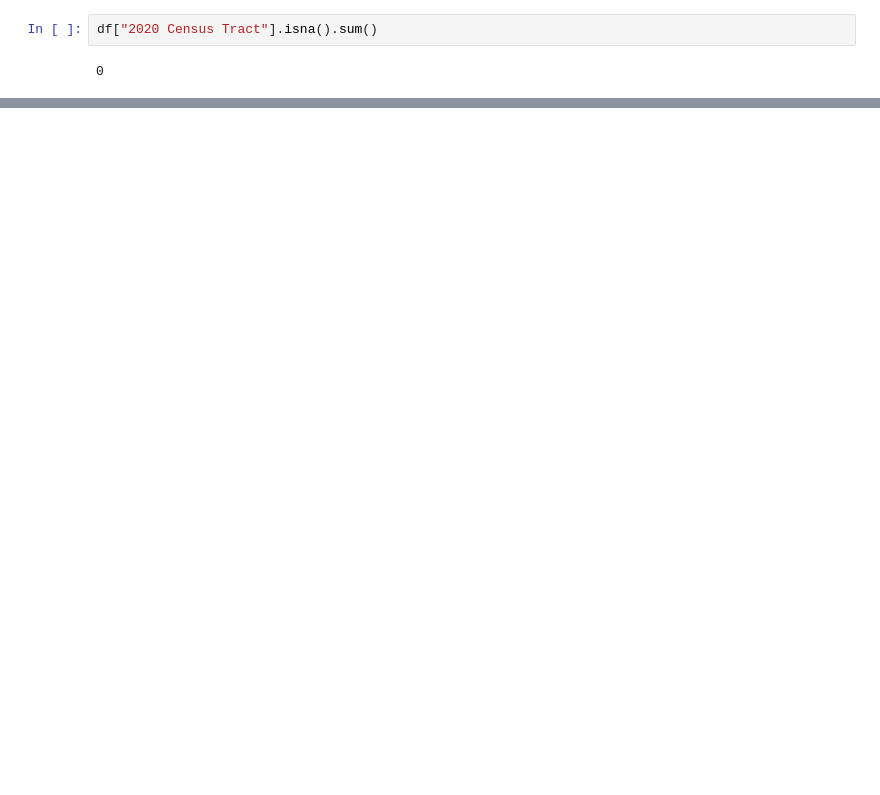
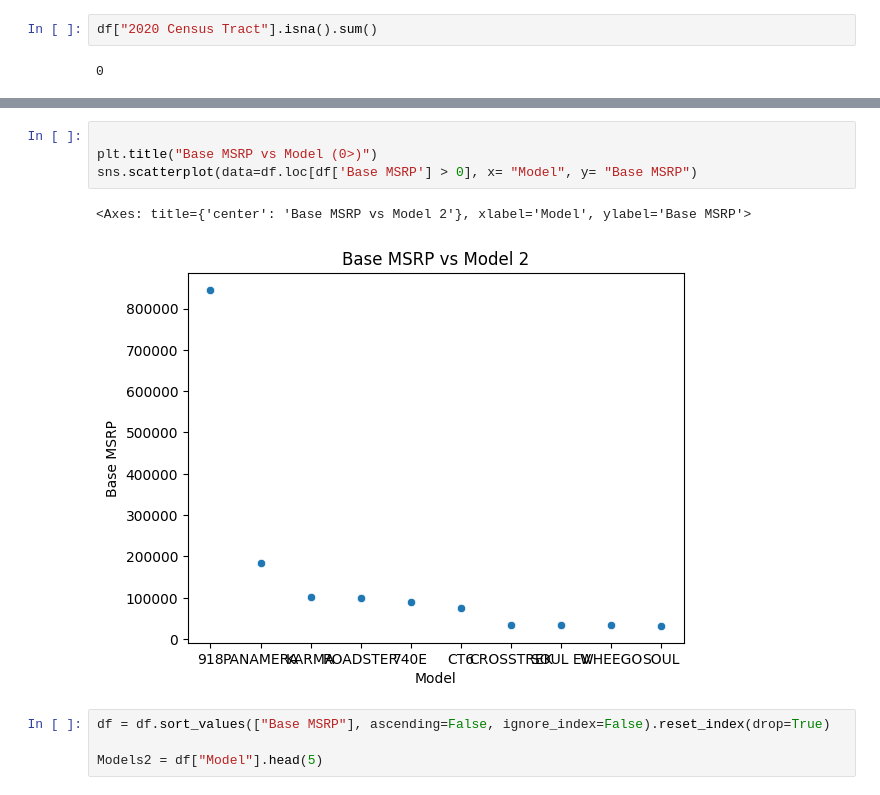
Before and after one commit to Echandler123/Data-Analysis, a Jupyter notebook: dataanalysis.ipynb, the cells around one changed output, grey strips where cells are left out. Saved outputs shown, nothing was run; the diff lists cells and outputs as text; blank space fills up the shorter version.

```diff
--- a/dataanalysis.ipynb
+++ b/dataanalysis.ipynb
@@ -76,0 +160,11 @@ sns.scatterplot(data=df, x="Model Year", y="2020 Census Tract")
+# %%
+
+plt.title("Base MSRP vs Model (0>)")
+sns.scatterplot(data=df.loc[df['Base MSRP'] > 0], x= "Model", y= "Base MSRP")
+# %% [output]
+<Axes: title={'center': 'Base MSRP vs Model 2'}, xlabel='Model', ylabel='Base MSRP'>
+[figure, added]
+# %%
+df = df.sort_values(["Base MSRP"], ascending=False, ignore_index=False).reset_index(drop=True)
+
+Models2 = df["Model"].head(5)
```
Also changed, not shown: parts of 20 cells of this notebook.
